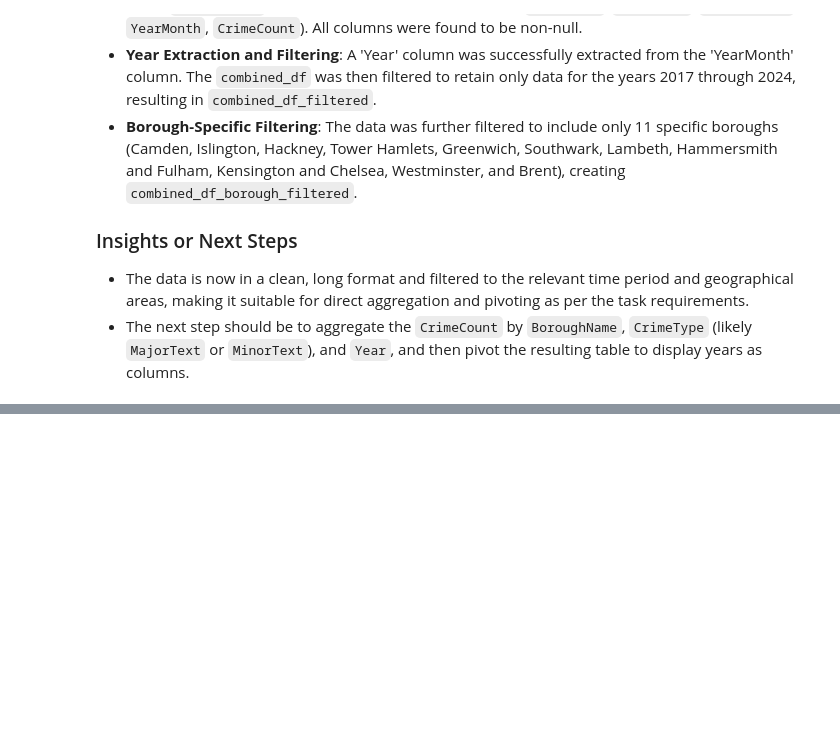
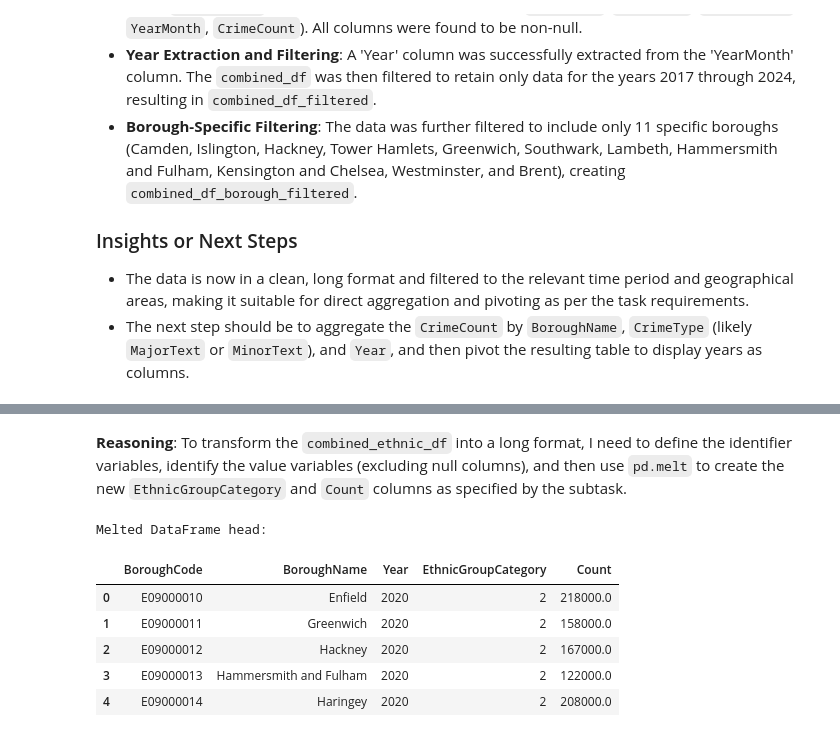
Before and after one commit to greypen2006/biophilic-design, a Jupyter notebook: Clean.ipynb, the cells around one changed output, grey strips where cells are left out. Saved outputs shown, nothing was run; the diff lists cells and outputs as text; code cells hidden in the pictures; blank space fills up the shorter version.

```diff
--- a/Clean.ipynb
+++ b/Clean.ipynb
@@ -349,0 +780,35 @@ Aggregate the crime counts by borough, crime type, and year, and then pivot the
+# %%
+import pandas as pd
+
+# Re-load one of the sheets to inspect full header for column renaming
+# Let's inspect the '2020' sheet again, but this time trying to identify the correct header row.
+# The previous attempts to use header=16, 15, 14, 13 did not correctly identify the header.
+# Let's try `header=12` as per the instructions.
+
+# Using excel_file.parse with header=index will tell pandas to use that row as the column names.
+temp_df_header_check = excel_file.parse('2020', header=12)
+print("Temporary DataFrame head with header=12:")
+print(temp_df_header_check.head())
+
+# Re-initialize all_ethnic_dfs list to reload data with correct headers
+all_ethnic_dfs = []
+for sheet_name in relevant_sheets:
+    df_year = excel_file.parse(sheet_name, header=12) # Use header=12 to correctly get column names
+    df_year['Year'] = int(sheet_name)
+    all_ethnic_dfs.append(df_year)
+
+combined_ethnic_df = pd.concat(all_ethnic_dfs, ignore_index=True)
+
+# Rename the first two columns to more descriptive names
+combined_ethnic_df = combined_ethnic_df.rename(columns={
+    'Code': 'BoroughCode',
+    'Borough Name': 'BoroughName'
+})
+
+# Drop rows where 'BoroughCode' is NaN (these are usually summary rows or metadata artifacts)
+combined_ethnic_df.dropna(subset=['BoroughCode'], inplace=True)
+
+print("Cleaned and combined ethnic DataFrame head:")
+print(combined_ethnic_df.head())
+print("\nCleaned and combined ethnic DataFrame info:")
+combined_ethnic_df.info()
@@ -349,0 +900,21 @@ Aggregate the crime counts by borough, crime type, and year, and then pivot the
+# %% [markdown]
+**Reasoning**:
+To transform the `combined_ethnic_df` into a long format, I need to define the identifier variables, identify the value variables (excluding null columns), and then use `pd.melt` to create the new `EthnicGroupCategory` and `Count` columns as specified by the subtask.
+# %%
+id_vars = ['BoroughCode', 'BoroughName', 'Year']
+
+# Identify value columns by excluding id_vars and any columns that are entirely null
+value_vars = [col for col in combined_ethnic_df.columns if col not in id_vars and combined_ethnic_df[col].isnull().sum() < len(combined_ethnic_df)]
+
+combined_ethnic_df_melted = pd.melt(combined_ethnic_df, id_vars=id_vars, value_vars=value_vars, var_name='EthnicGroupCategory', value_name='Count')
+
+print("Melted DataFrame head:")
+combined_ethnic_df_melted.head()
+# %% [output]
+Melted DataFrame head:
+|  | BoroughCode | BoroughName | Year | EthnicGroupCategory | Count |
+| 0 | E09000010 | Enfield | 2020 | 2 | 218000.0 |
+| 1 | E09000011 | Greenwich | 2020 | 2 | 158000.0 |
+| 2 | E09000012 | Hackney | 2020 | 2 | 167000.0 |
+| 3 | E09000013 | Hammersmith and Fulham | 2020 | 2 | 122000.0 |
+| 4 | E09000014 | Haringey | 2020 | 2 | 208000.0 |
```
Also changed, not shown: parts of 73 cells of this notebook.
